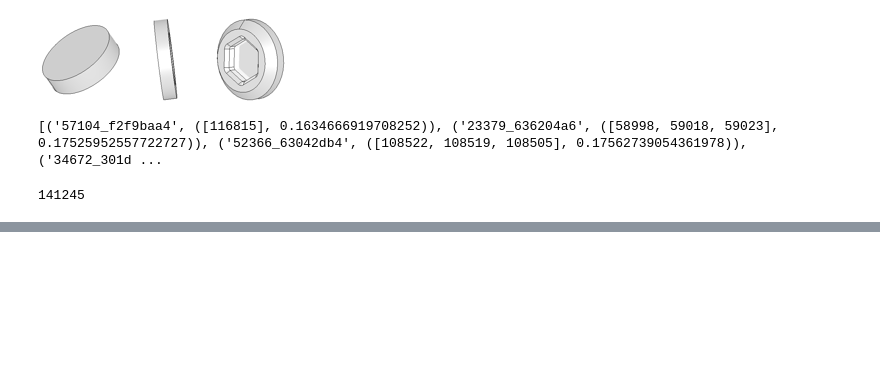
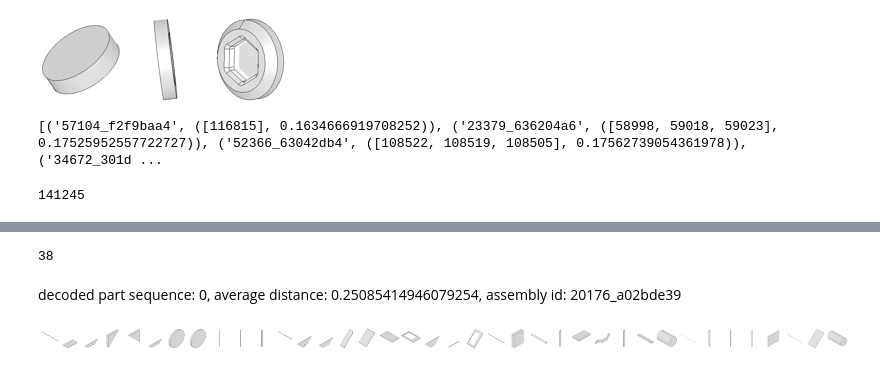
Before and after one commit to gymbeijing/mechanism-identification-public, a Jupyter notebook: search_parts.ipynb, the cells around one changed output, grey strips where cells are left out. Saved outputs shown, nothing was run; the diff lists cells and outputs as text; code cells hidden in the pictures; blank space fills up the shorter version.

Commit message:
Took duplicates into account

```diff
--- a/search_parts.ipynb
+++ b/search_parts.ipynb
@@ -364 +373,11 @@ def compute_iou(y_pred, y_true, epsilon = 1e-6):
+# %%
+def search_duplicate(c_part_idx, aid, eps=1e-3):
+    indices = aid_to_part_indice_map[aid]
+    start_idx = indices[0]
+    embs = all_emb[indices]
+    cdist = torch.cdist(embs, embs, p=2)
+    indices = torch.LongTensor(indices)
+    c_part_dup_list = indices[torch.LongTensor((cdist[c_part_idx-start_idx]<eps).nonzero(as_tuple=True)[0])].tolist()
+
+    return c_part_dup_list
 # %%
@@ -383,0 +430,8 @@ print(total_iou / k)
+# %%
+aid = '20176_a02bde39'
+indices = aid_to_part_indice_map[aid]
+embs = all_emb[indices]
+print(embs.shape)
+cdist = torch.cdist(embs, embs, p=2)
+indices = torch.LongTensor(indices)
+indices[torch.LongTensor((cdist[7]<1e-3).nonzero(as_tuple=True)[0])].tolist()
@@ -414,7 +471,7 @@ def image_grid(imgs, rows, cols, resize=False, texts=None):
     return grid
 
 def create_image_grid_for_examples(png_paths):
-    num_images_per_row = 10
+    num_images_per_row = 50
     k = num_images_per_row*1
 
 
@@ -525,8 +587,9 @@ for res in a:
 # %%
 vid = '00'
 rec_seq_idx = 49
-for dec_seq_idx, (aid, (indices, avg_dist)) in enumerate(decoded_seq[:10]):
+for dec_seq_idx, (aid, (indices, avg_dist)) in enumerate(decoded_seq[:20]):
     img_md_list = []
+    print(aid_to_part_indice_map[aid])
     for index in indices:
         img_md = all_md[index]
         img_md_list.append(img_md)
@@ -550,0 +600,16 @@ decoded part sequence: 5, average distance: 0.12997572869062424, assembly id: 22
+# %%
+vid = '00'
+rec_seq_idx = 49
+img_md_list = []
+for i, index in enumerate(indices):
+    img_md = all_md[index]
+    img_md_list.append(img_md)
+
+img_name_list = extend_metadata_to_filepath(img_md_list, vid)
+print(len(img_name_list))
+
+display_image_grid(f'decoded part sequence: {dec_seq_idx}, average distance: {avg_dist}, assembly id: {aid}', img_name_list)
+# %% [output]
+38
+decoded part sequence: 0, average distance: 0.25085414946079254, assembly id: 20176_a02bde39
+[figure, added]
```
Also changed, not shown: parts of 9 cells of this notebook.
